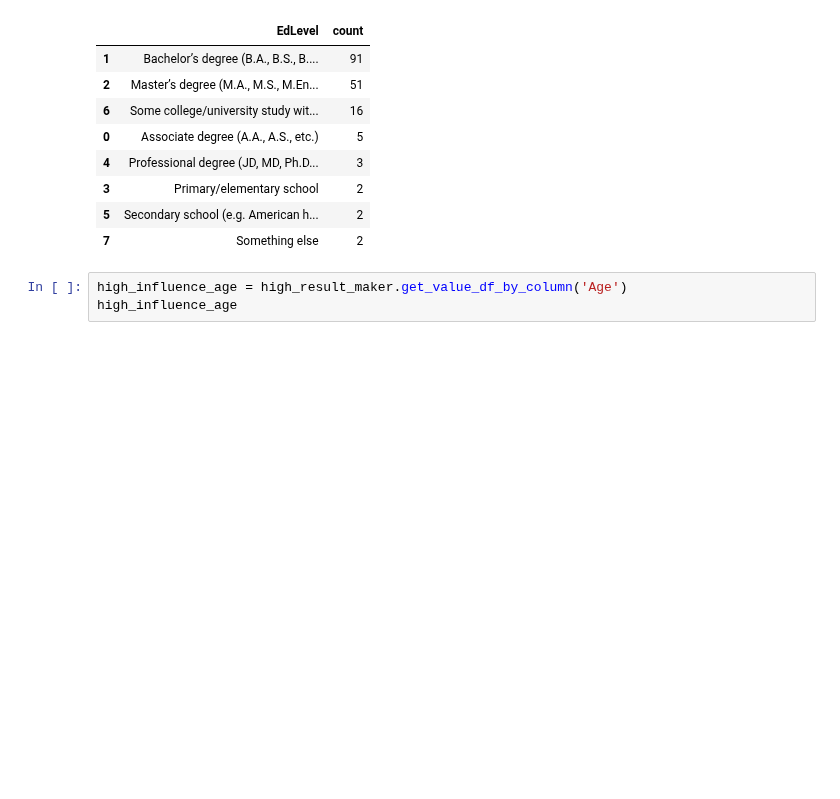
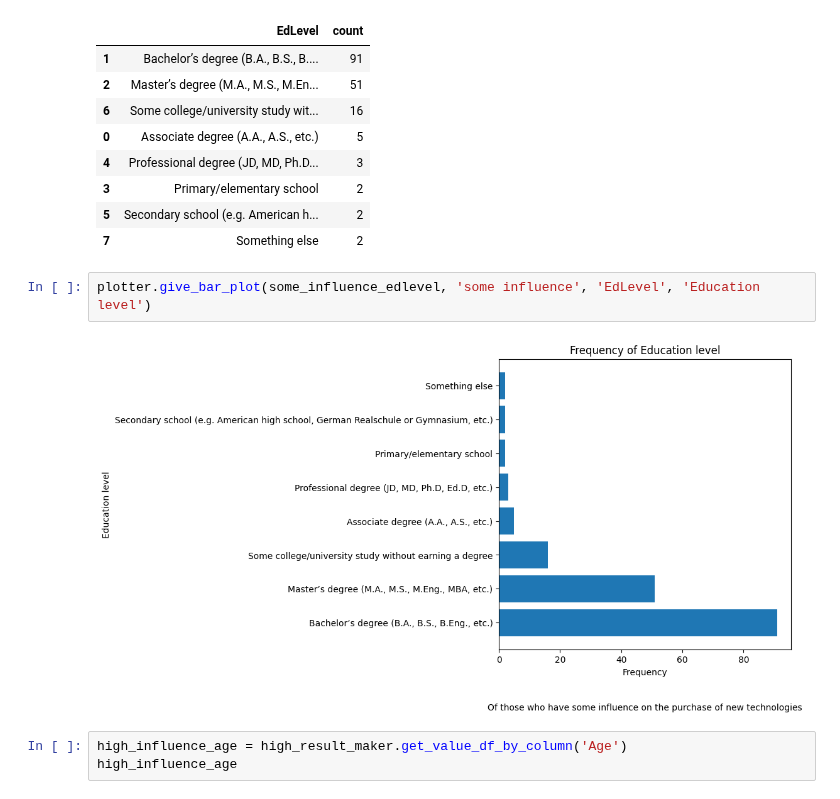
Before and after one commit to abrahim-k/stack_overflow_data, a Jupyter notebook: stack_overflow.ipynb, the cells around one changed output. Saved outputs shown, nothing was run; the diff lists cells and outputs as text; blank space fills up the shorter version.

```diff
--- a/stack_overflow.ipynb
+++ b/stack_overflow.ipynb
@@ -210,6 +222,10 @@ some_influence_edlevel
 | 3 | Primary/elementary school | 2 |
 | 5 | Secondary school (e.g. American h... | 2 |
 | 7 | Something else | 2 |
+# %%
+plotter.give_bar_plot(some_influence_edlevel, 'some influence', 'EdLevel', 'Education level')
+# %% [output]
+[figure, added]
 # %%
 high_influence_age = high_result_maker.get_value_df_by_column('Age')
 high_influence_age
```
Also changed, not shown: parts of 10 cells of this notebook.
